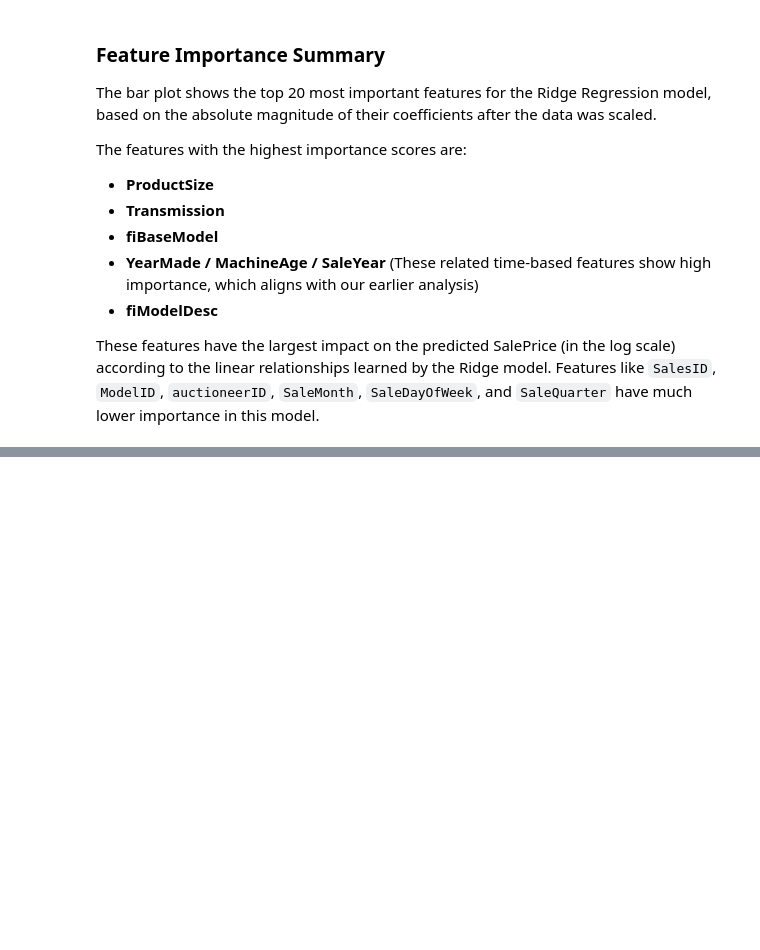
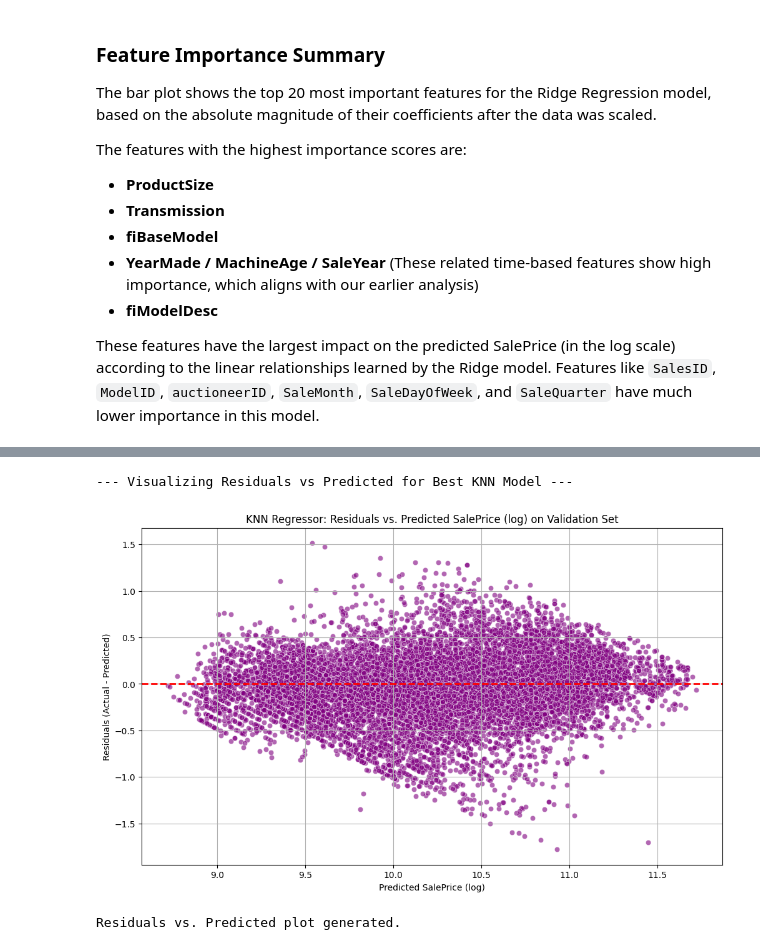
Before and after one commit to kunal768/CMPE255-Predicting-Bulldozer-Auction-Prices, a Jupyter notebook: KNN_regression_model.ipynb, the cells around one changed output, grey strips where cells are left out. Drawn from its saved outputs; the diff is of its cells as text; code cells hidden in the pictures; blank space fills up the shorter version.

```diff
--- a/KNN_regression_model.ipynb
+++ b/KNN_regression_model.ipynb
@@ -1620,0 +1897,38 @@ The K-Nearest Neighbors (KNN) Regressor model significantly outperforms the Ridg
+# %%
+import matplotlib.pyplot as plt
+import seaborn as sns
+import numpy as np
+
+print("--- Visualizing Residuals vs Predicted for Best KNN Model ---")
+
+# 1. Use the best_knn_model to make predictions on the X_val_scaled data
+y_val_pred_knn = best_knn_model.predict(X_val_scaled)
+
+# Ensure predictions are non-negative before calculating residuals, as log-transformed values cannot be negative
+y_val_pred_knn[y_val_pred_knn < 0] = 0
+
+# 2. Calculate the residuals
+# y_val is already a numpy array of float32
+residuals_knn = y_val - y_val_pred_knn
+
+# 3. Create a scatter plot
+plt.figure(figsize=(12, 7))
+sns.scatterplot(x=y_val_pred_knn, y=residuals_knn, alpha=0.6, color='purple')
+
+# 4. Add a horizontal line at y=0
+plt.axhline(y=0, color='red', linestyle='--', linewidth=2)
+
+# 5. Set labels and title
+plt.xlabel('Predicted SalePrice (log)')
+plt.ylabel('Residuals (Actual - Predicted)')
+plt.title('KNN Regressor: Residuals vs. Predicted SalePrice (log) on Validation Set')
+plt.grid(True)
+
+# 6. Display the plot
+plt.show()
+
+print("Residuals vs. Predicted plot generated.")
+# %% [output]
+--- Visualizing Residuals vs Predicted for Best KNN Model ---
+[figure, added]
+Residuals vs. Predicted plot generated.
```
Also changed, not shown: parts of 76 cells of this notebook.
